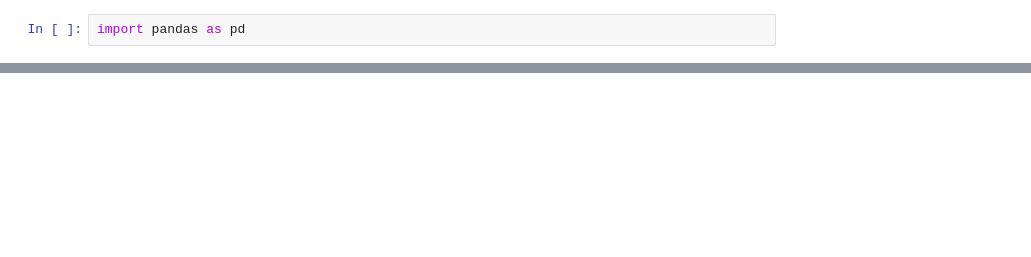
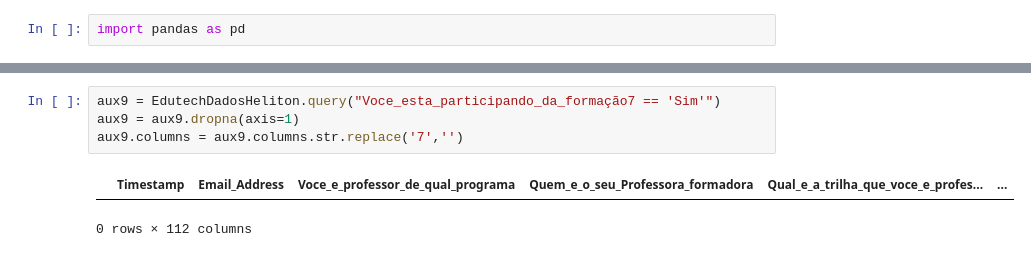
Before and after one commit to marcelopaludetto/arruma-formulario, a Jupyter notebook: AnaliseEnqueteSEED2021.ipynb, the cells around one changed output, grey strips where cells are left out. Saved outputs shown, nothing was run; the diff lists cells and outputs as text; blank space fills up the shorter version.

```diff
--- a/AnaliseEnqueteSEED2021.ipynb
+++ b/AnaliseEnqueteSEED2021.ipynb
@@ -104,0 +143,7 @@ Name: Voce_esta_participando_da_formação, dtype: object
+# %%
+aux9 = EdutechDadosHeliton.query("Voce_esta_participando_da_formação7 == 'Sim'")
+aux9 = aux9.dropna(axis=1)
+aux9.columns = aux9.columns.str.replace('7','')
+# %% [output]
+|  | Timestamp | Email_Address | Voce_e_professor_de_qual_programa | Quem_e_o_seu_Professora_formadora | Qual_e_a_trilha_que_voce_e_profes... | ... |
+0 rows × 112 columns
```
Also changed, not shown: parts of 42 cells of this notebook.
